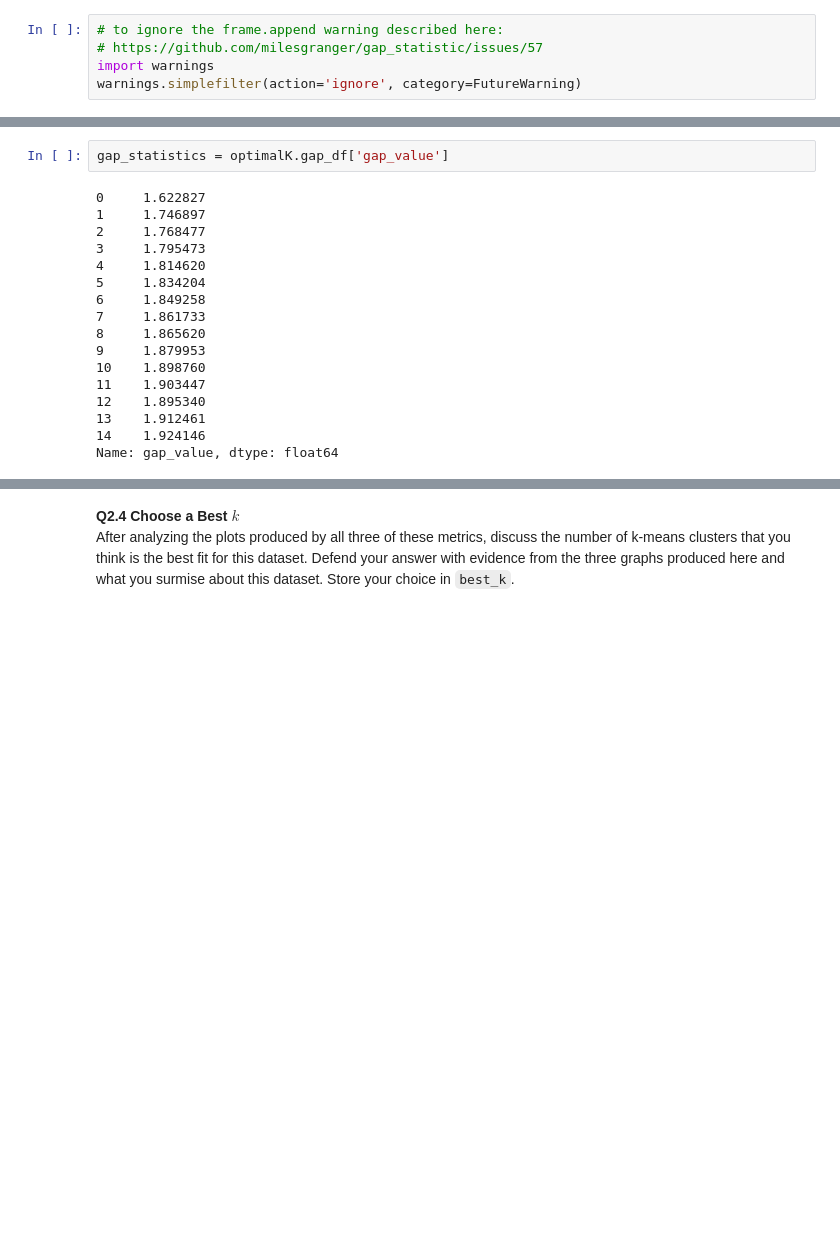
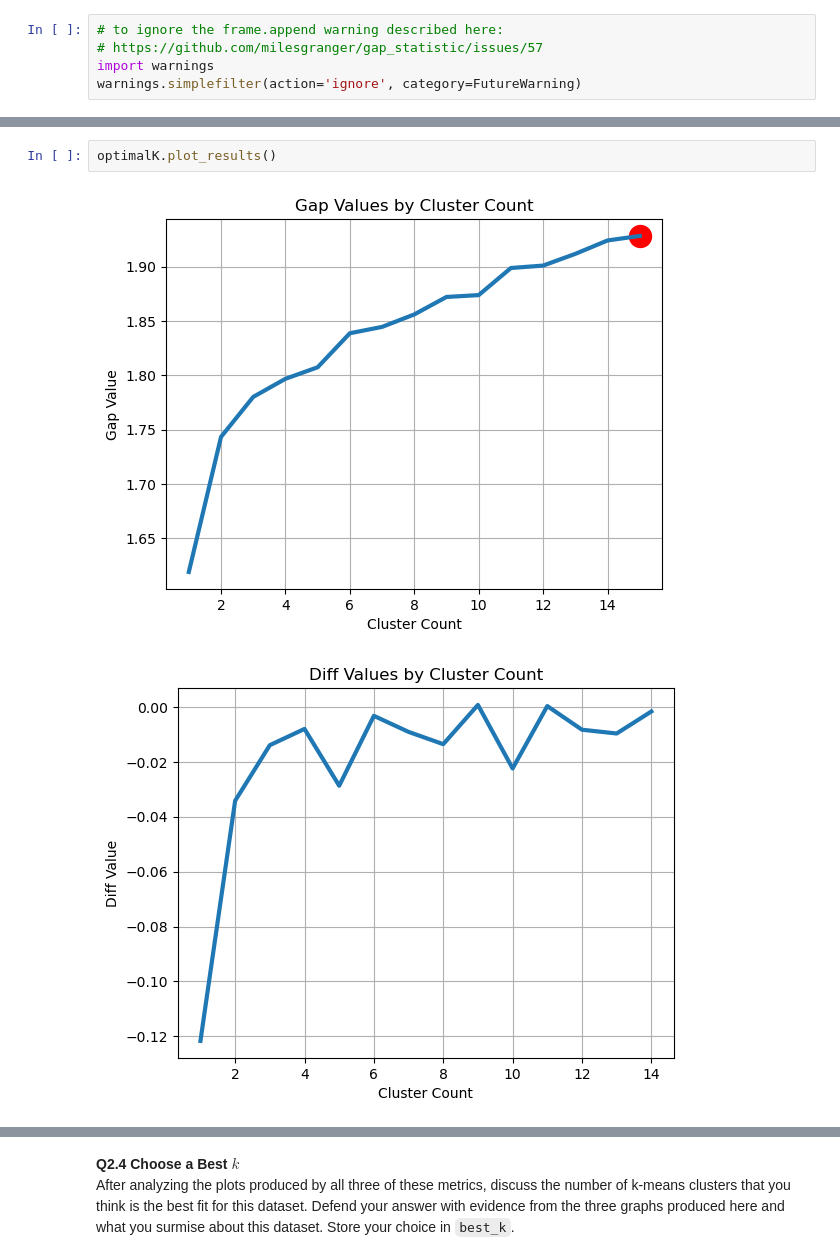
Before and after one commit to jamesliounis/Harvard-Deep-Learning, a Jupyter notebook: cs109b_hw1/cs109b_hw1.ipynb, the cells around one changed output, grey strips where cells are left out. Saved outputs shown, nothing was run; the diff lists cells and outputs as text; blank space fills up the shorter version.

```diff
--- a/cs109b_hw1/cs109b_hw1.ipynb
+++ b/cs109b_hw1/cs109b_hw1.ipynb
@@ -383,19 +432,5 @@ Optimal clusters:  15
-# %%
-gap_statistics = optimalK.gap_df['gap_value']
-# %% [output]
-0     1.622827
-1     1.746897
-2     1.768477
-3     1.795473
-4     1.814620
-5     1.834204
-6     1.849258
-7     1.861733
-8     1.865620
-9     1.879953
-10    1.898760
-11    1.903447
-12    1.895340
-13    1.912461
-14    1.924146
-Name: gap_value, dtype: float64
+# %%
+optimalK.plot_results()
+# %% [output]
+[figure, added]
+[figure, added]
```
Also changed, not shown: parts of 35 cells of this notebook.
